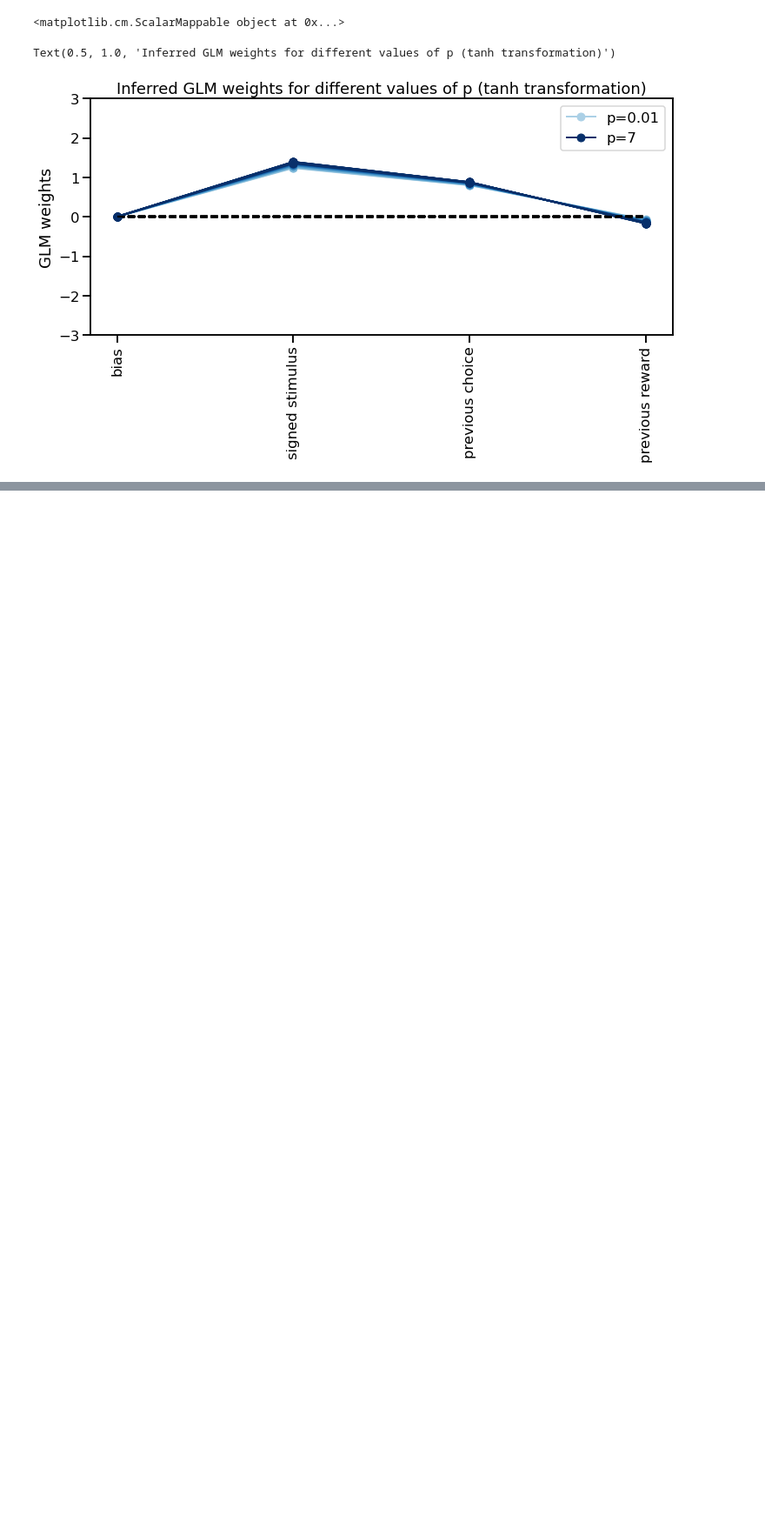
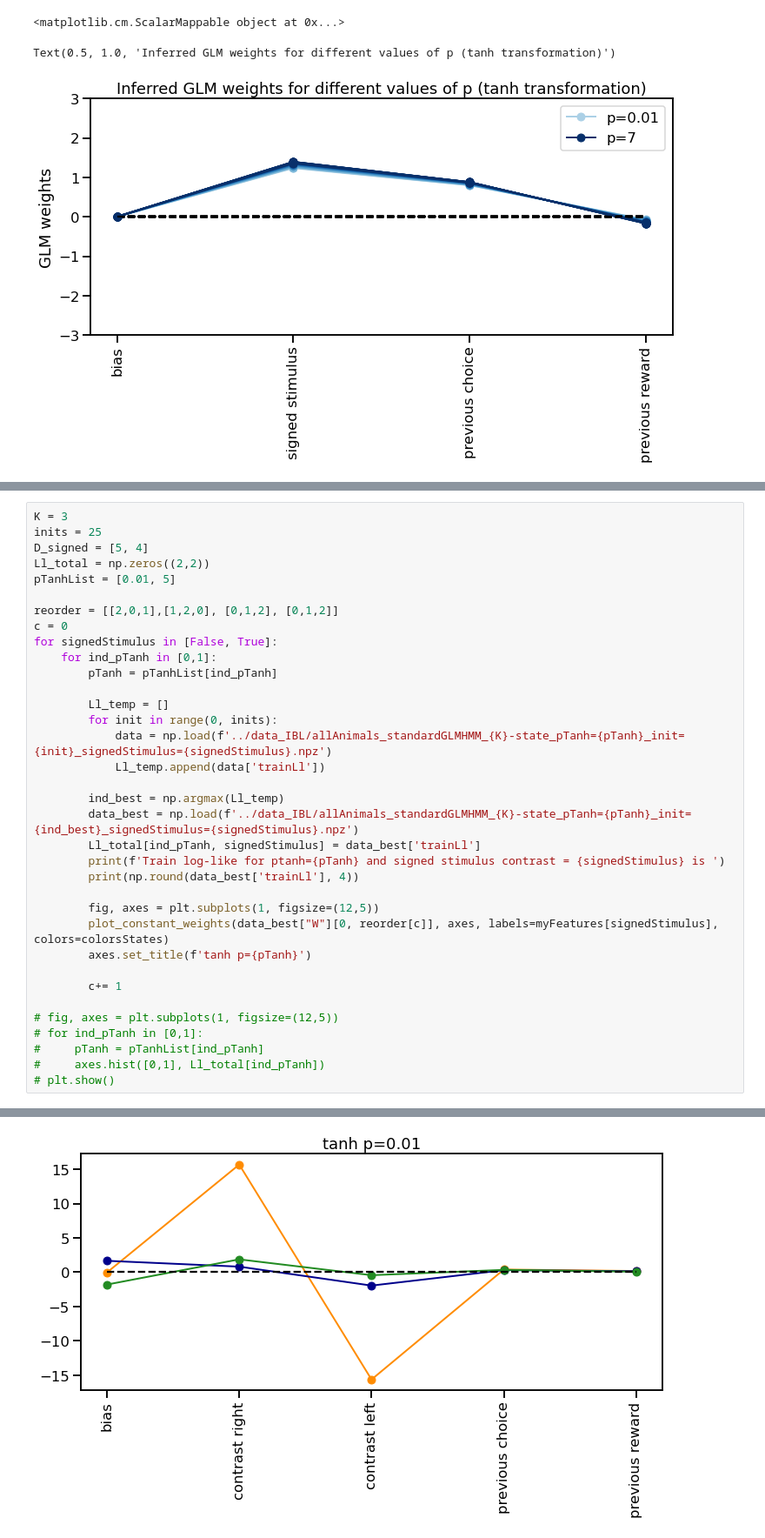
Before and after one commit to lenca56/dynamic_glmhmm, a Jupyter notebook: code/IBL_Fitting_and_Analysis.ipynb, the cells around one changed output, grey strips where cells are left out. Shown at 87% size. Cells and saved outputs as stored; diff of their text form; blank space fills up the shorter version.

Commit message:
found best fit for 3 state GLMHMM on global dataset with different tanh transformatinos

```diff
--- a/code/IBL_Fitting_and_Analysis.ipynb
+++ b/code/IBL_Fitting_and_Analysis.ipynb
@@ -499,0 +442,36 @@ Text(0.5, 1.0, 'Inferred GLM weights for different values of p (tanh transformat
+# %%
+K = 3
+inits = 25
+D_signed = [5, 4]
+Ll_total = np.zeros((2,2))
+pTanhList = [0.01, 5]
+
+reorder = [[2,0,1],[1,2,0], [0,1,2], [0,1,2]]
+c = 0
+for signedStimulus in [False, True]:
+    for ind_pTanh in [0,1]:
+        pTanh = pTanhList[ind_pTanh]
+
+        Ll_temp = []
+        for init in range(0, inits):
+            data = np.load(f'../data_IBL/allAnimals_standardGLMHMM_{K}-state_pTanh={pTanh}_init={init}_signedStimulus={signedStimulus}.npz')
+            Ll_temp.append(data['trainLl'])
+
+        ind_best = np.argmax(Ll_temp)
+        data_best = np.load(f'../data_IBL/allAnimals_standardGLMHMM_{K}-state_pTanh={pTanh}_init={ind_best}_signedStimulus={signedStimulus}.npz')
+        Ll_total[ind_pTanh, signedStimulus] = data_best['trainLl']
+        print(f'Train log-like for ptanh={pTanh} and signed stimulus contrast = {signedStimulus} is ')
+        print(np.round(data_best['trainLl'], 4))
+
+        fig, axes = plt.subplots(1, figsize=(12,5))
+        plot_constant_weights(data_best["W"][0, reorder[c]], axes, labels=myFeatures[signedStimulus], colors=colorsStates)
+        axes.set_title(f'tanh p={pTanh}')
+
+        c+= 1
+
+# fig, axes = plt.subplots(1, figsize=(12,5))
+# for ind_pTanh in [0,1]:
+#     pTanh = pTanhList[ind_pTanh]
+#     axes.hist([0,1], Ll_total[ind_pTanh])
+# plt.show()
+# %% [output]
@@ -499,0 +486 @@ Text(0.5, 1.0, 'Inferred GLM weights for different values of p (tanh transformat
+[figure, added]
```
Also changed, not shown: parts of 3 cells of this notebook.
